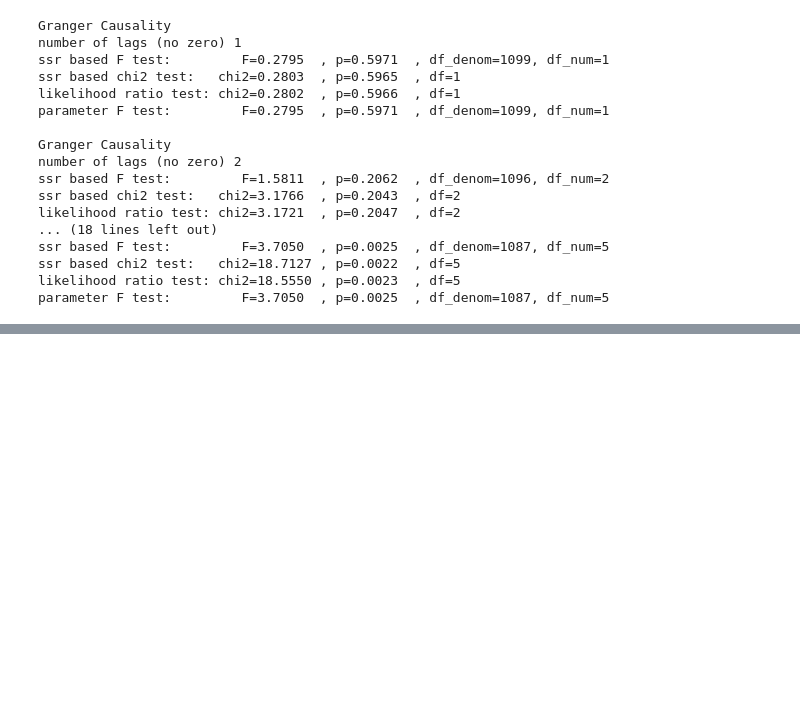
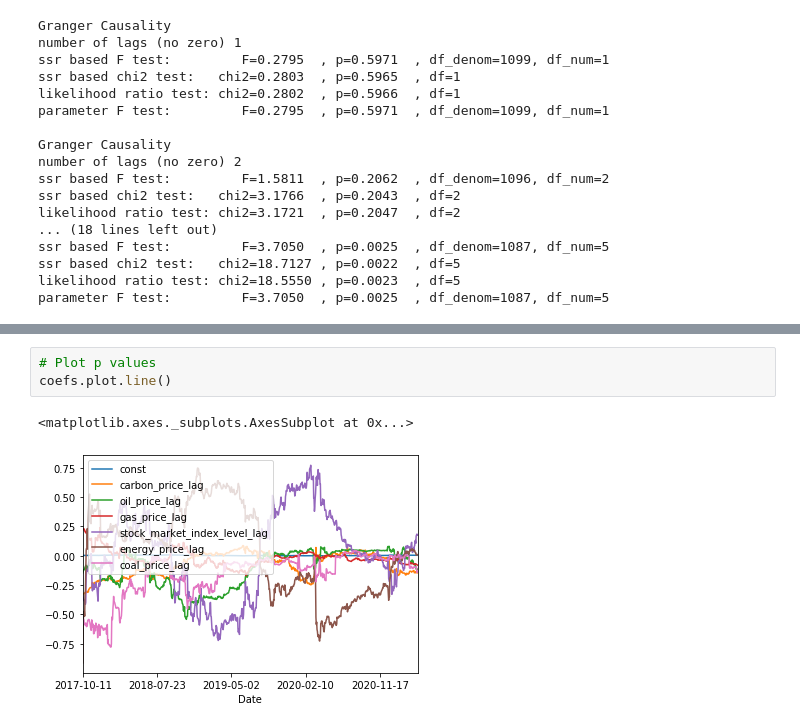
Before and after one commit to paparon96/Sustainability, a Jupyter notebook: Carbon_price_prediction/Notebooks/daily_carbon_price_pred_v1.ipynb, the cells around one changed output, grey strips where cells are left out. Cells and saved outputs as stored; diff of their text form; blank space fills up the shorter version.

```diff
--- a/Carbon_price_prediction/Notebooks/daily_carbon_price_pred_v1.ipynb
+++ b/Carbon_price_prediction/Notebooks/daily_carbon_price_pred_v1.ipynb
@@ -497,0 +508,6 @@ pvalues.plot.line()
+# %%
+# Plot p values
+coefs.plot.line()
+# %% [output]
+<matplotlib.axes._subplots.AxesSubplot at 0x...>
+[figure, added]
```
Also changed, not shown: parts of 7 cells of this notebook.
